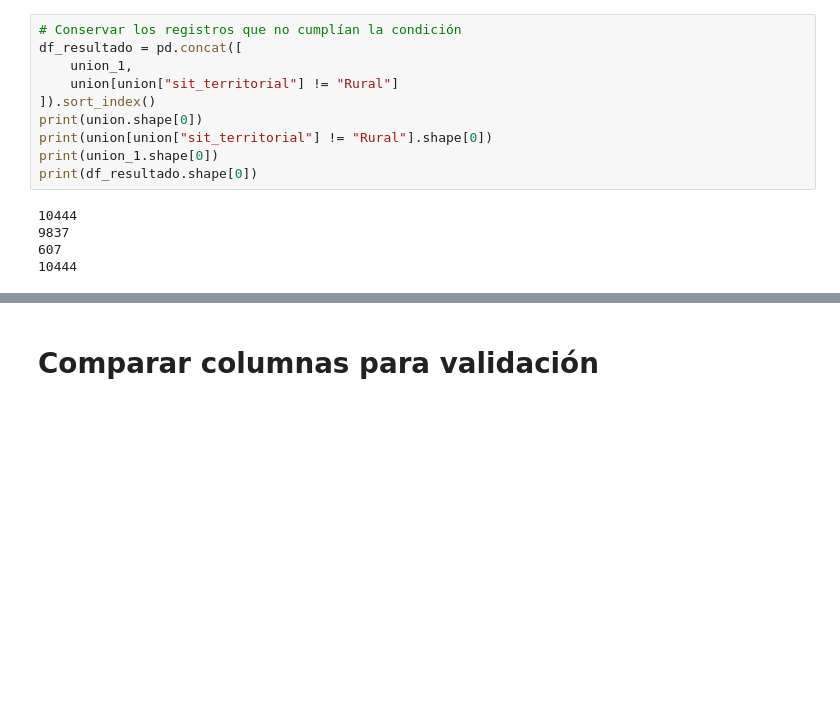
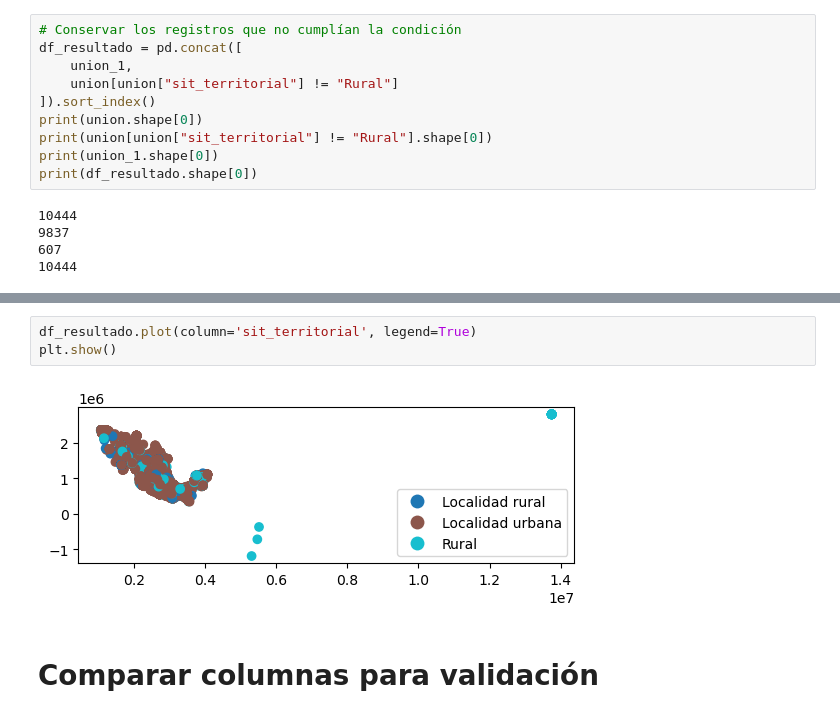
Before and after one commit to AlonsoCortes/procesos_SIG, a Jupyter notebook: notebooks/nb_validacion_geoespacializacion.ipynb, the cells around one changed output, grey strips where cells are left out. Drawn from its saved outputs; the diff is of its cells as text; blank space fills up the shorter version.

```diff
--- a/notebooks/nb_validacion_geoespacializacion.ipynb
+++ b/notebooks/nb_validacion_geoespacializacion.ipynb
@@ -154,2 +156,7 @@ df_resultado.head(3)
+# %%
+df_resultado.plot(column='sit_territorial', legend=True)
+plt.show()
+# %% [output]
+[figure, added]
 # %% [markdown]
 # Comparar columnas para validación
```
Also changed, not shown: parts of 3 cells of this notebook.
